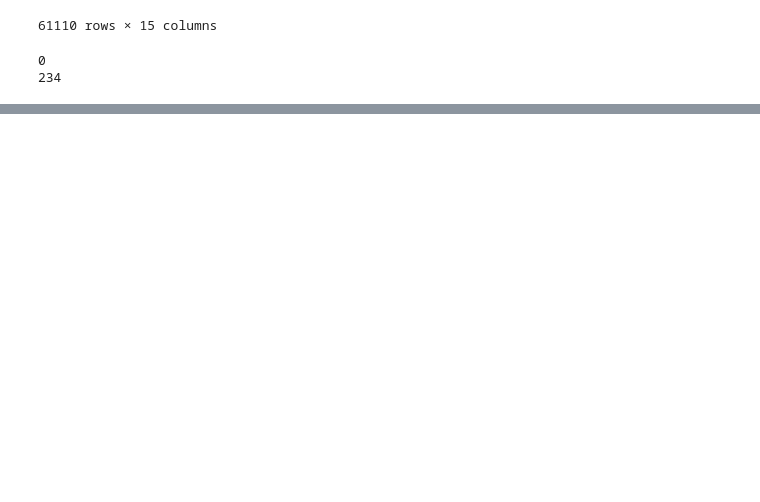
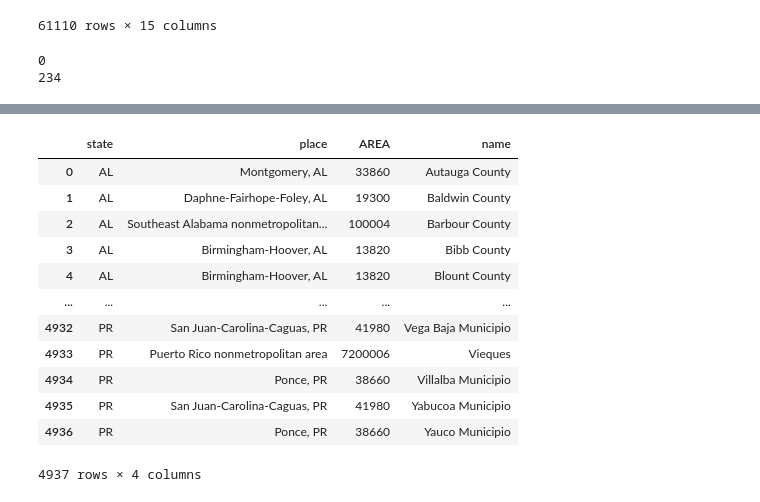
Before and after one commit to Julia-Susser/AI-Startup-Impact-on-US-Labor-Economy-via-Task-Automation, a Jupyter notebook: src/eda_data.ipynb, the cells around one changed output, grey strips where cells are left out. Saved outputs shown, nothing was run; the diff lists cells and outputs as text; code cells hidden in the pictures; blank space fills up the shorter version.

```diff
--- a/src/eda_data.ipynb
+++ b/src/eda_data.ipynb
@@ -118,18 +113,13 @@ print(len(tf))
 0
 234
 # %%
-skill_activity = pd.read_csv("../input/onet/Skills to Work Activities.csv")[["Work Activities Element Name", "Skills Element Name"]]
-skill_activity.columns = ["activity", "skill"]
-activities_df = pd.DataFrame(columns=["activity", "activity_embedding", "skill", "skill_embedding"])
-for i, row in skill_activity.iterrows():
-    activity = row["activity"]
-    skill = row["skill"]
-    activity_embedding = x_chat.get_embedding(activity)
-    skill_embedding = x_chat.get_embedding(skill)
-    activities_df.loc[i] = [activity, activity_embedding, skill, skill_embedding]
-
-
-activities_df.to_csv("../input/onet/activity_skill_embeddings.csv", index=False)
+# skill_activity = pd.read_csv("../input/onet/Skills to Work Activities.csv")[["Work Activities Element Name", "Skills Element Name"]]
+# skill_activity.columns = ["activity", "skill"]
+# skill_activity["skill_activity"] = skill_activity["skill"]+" "+skill_activity["activity"]
+# skill_activity = x_chat.run_batch_embeddings(skill_activity, "activity")
+# skill_activity = x_chat.run_batch_embeddings(skill_activity, "skill")
+# skill_activity = x_chat.run_batch_embeddings(skill_activity, "skill_activity")
+# skill_activity.to_csv("../input/onet/activity_skill_embeddings.csv", index=False)
 # %%
 def parse_bls(wage_employment,type):
     wage_employment = wage_employment[wage_employment.O_GROUP == "detailed"]
@@ -148,0 +251,16 @@ metro = parse_bls(metro,"METRO")
+# %%
+area_code
+# %% [output]
+|  | state | place | AREA | name |
+| 0 | AL | Montgomery, AL | 33860 | Autauga County |
+| 1 | AL | Daphne-Fairhope-Foley, AL | 19300 | Baldwin County |
+| 2 | AL | Southeast Alabama nonmetropolitan... | 100004 | Barbour County |
+| 3 | AL | Birmingham-Hoover, AL | 13820 | Bibb County |
+| 4 | AL | Birmingham-Hoover, AL | 13820 | Blount County |
+| ... | ... | ... | ... | ... |
+| 4932 | PR | San Juan-Carolina-Caguas, PR | 41980 | Vega Baja Municipio |
+| 4933 | PR | Puerto Rico nonmetropolitan area | 7200006 | Vieques |
+| 4934 | PR | Ponce, PR | 38660 | Villalba Municipio |
+| 4935 | PR | San Juan-Carolina-Caguas, PR | 41980 | Yabucoa Municipio |
+| 4936 | PR | Ponce, PR | 38660 | Yauco Municipio |
+4937 rows × 4 columns
```
Also changed, not shown: parts of 5 cells of this notebook, 5 other files.
